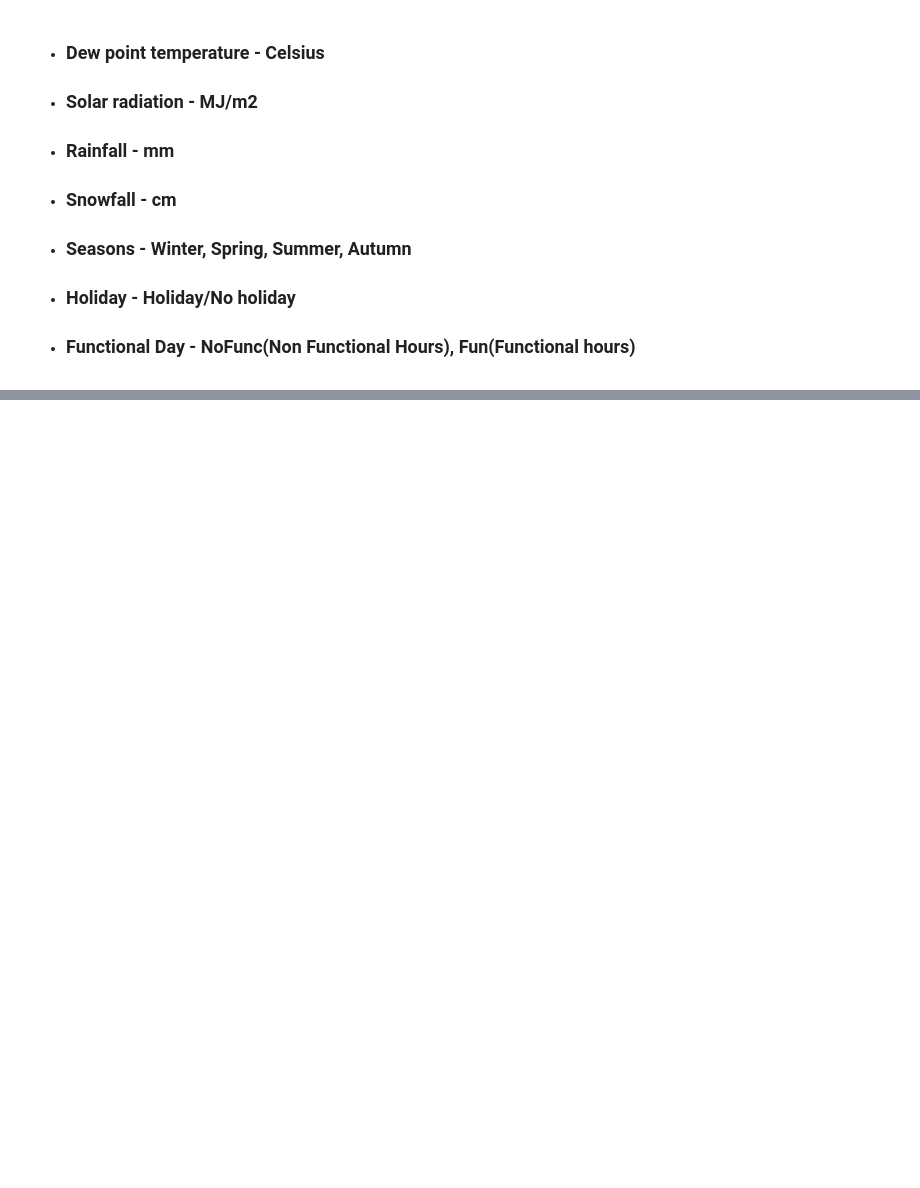
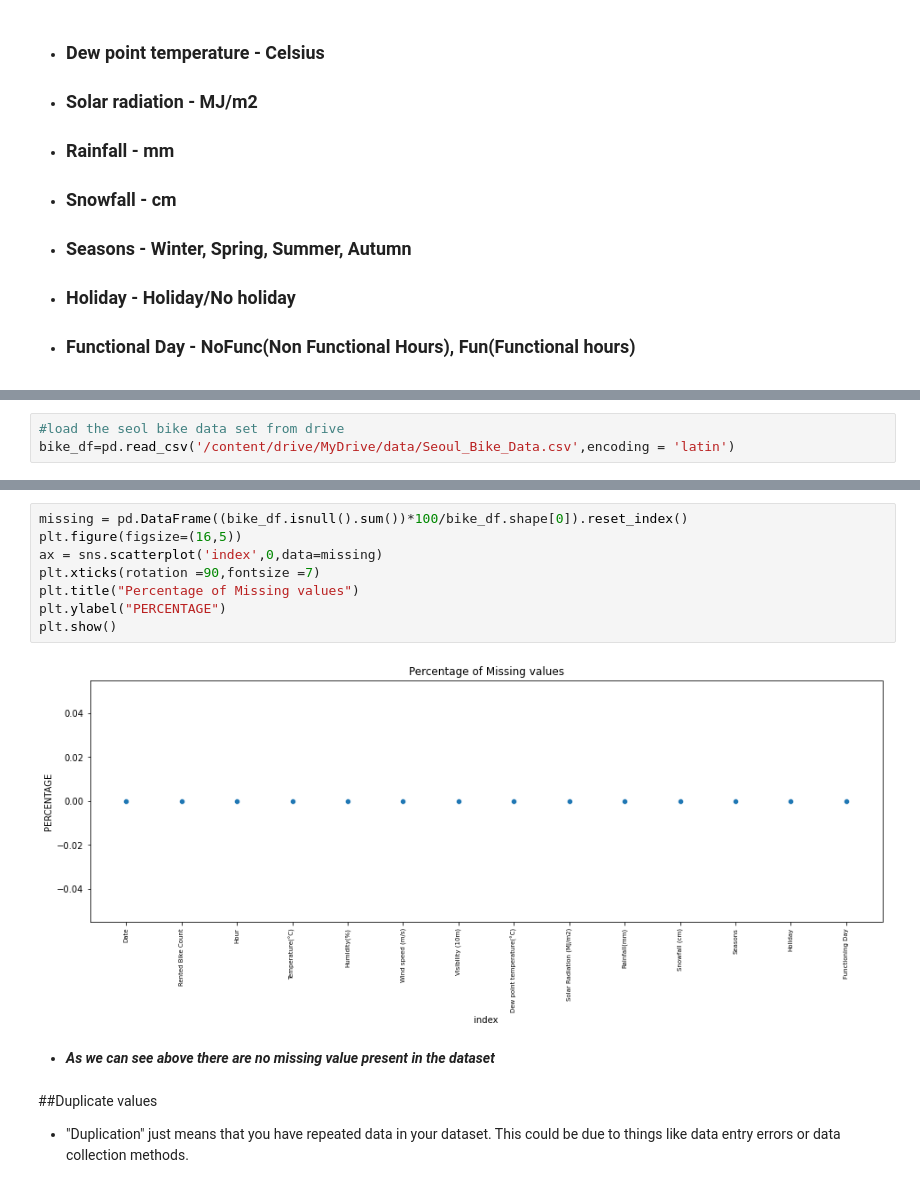
Before and after one commit to Akashjaiswall/Bike-sharing-demand-predictions, a Jupyter notebook: Bike_Sharing_Demand_Prediction_Capstone_Project.ipynb, the cells around one changed output, grey strips where cells are left out. Drawn from its saved outputs; the diff is of its cells as text; blank space fills up the shorter version.

```diff
--- a/Bike_Sharing_Demand_Prediction_Capstone_Project.ipynb
+++ b/Bike_Sharing_Demand_Prediction_Capstone_Project.ipynb
@@ -30,0 +80,3 @@
+# %%
+#load the seol bike data set from drive
+bike_df=pd.read_csv('/content/drive/MyDrive/data/Seoul_Bike_Data.csv',encoding = 'latin')
@@ -30,0 +239,15 @@
+# %%
+missing = pd.DataFrame((bike_df.isnull().sum())*100/bike_df.shape[0]).reset_index()
+plt.figure(figsize=(16,5))
+ax = sns.scatterplot('index',0,data=missing)
+plt.xticks(rotation =90,fontsize =7)
+plt.title("Percentage of Missing values")
+plt.ylabel("PERCENTAGE")
+plt.show()
+# %% [output]
+[figure, added]
+# %% [markdown]
+* ***As we can see above there are no missing value present in the dataset***
+# %% [markdown]
+##Duplicate values
+* "Duplication" just means that you have repeated data in your dataset. This could be due to things like data entry errors or data collection methods.
```
Also changed, not shown: parts of 90 cells of this notebook.
